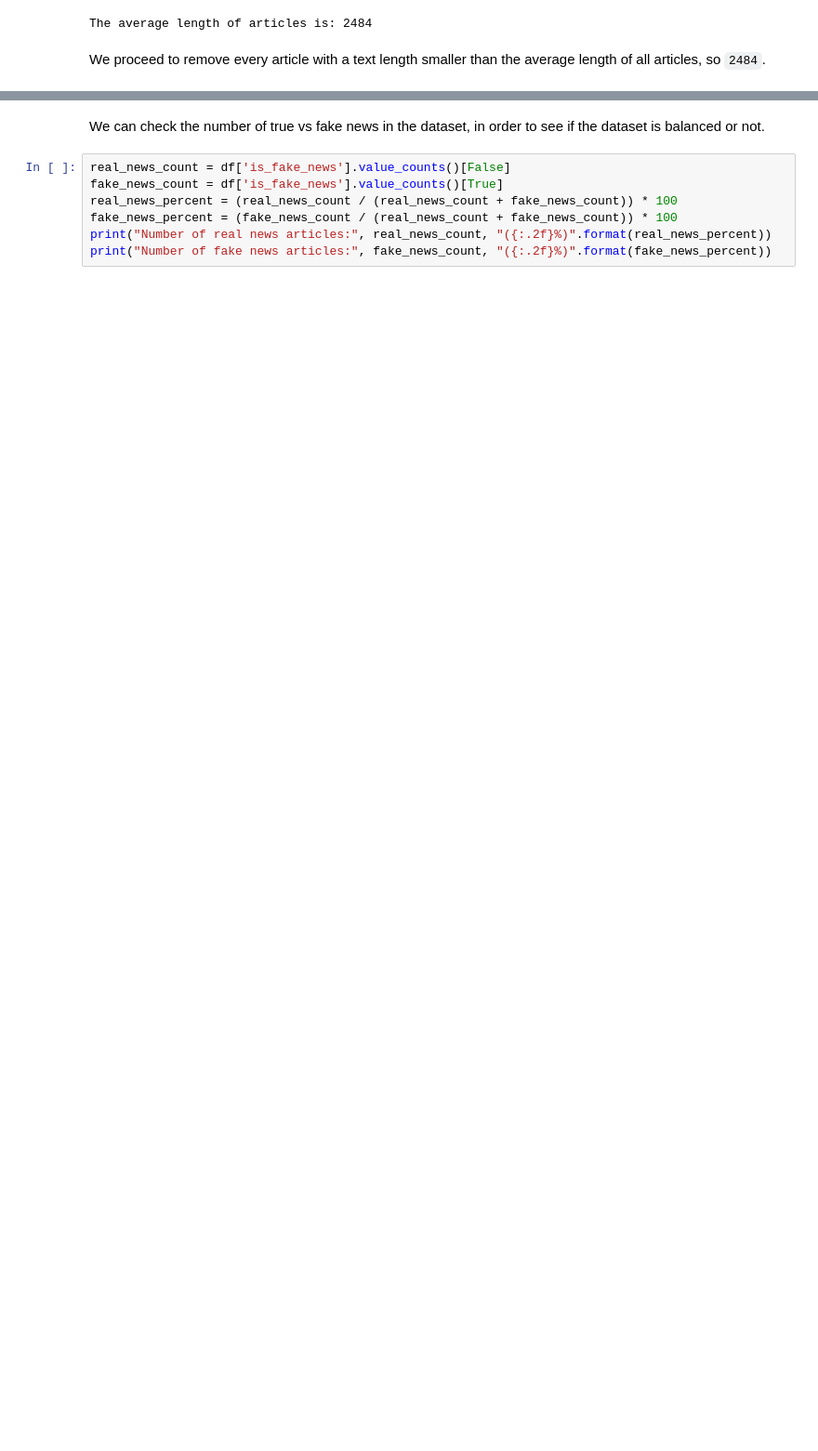
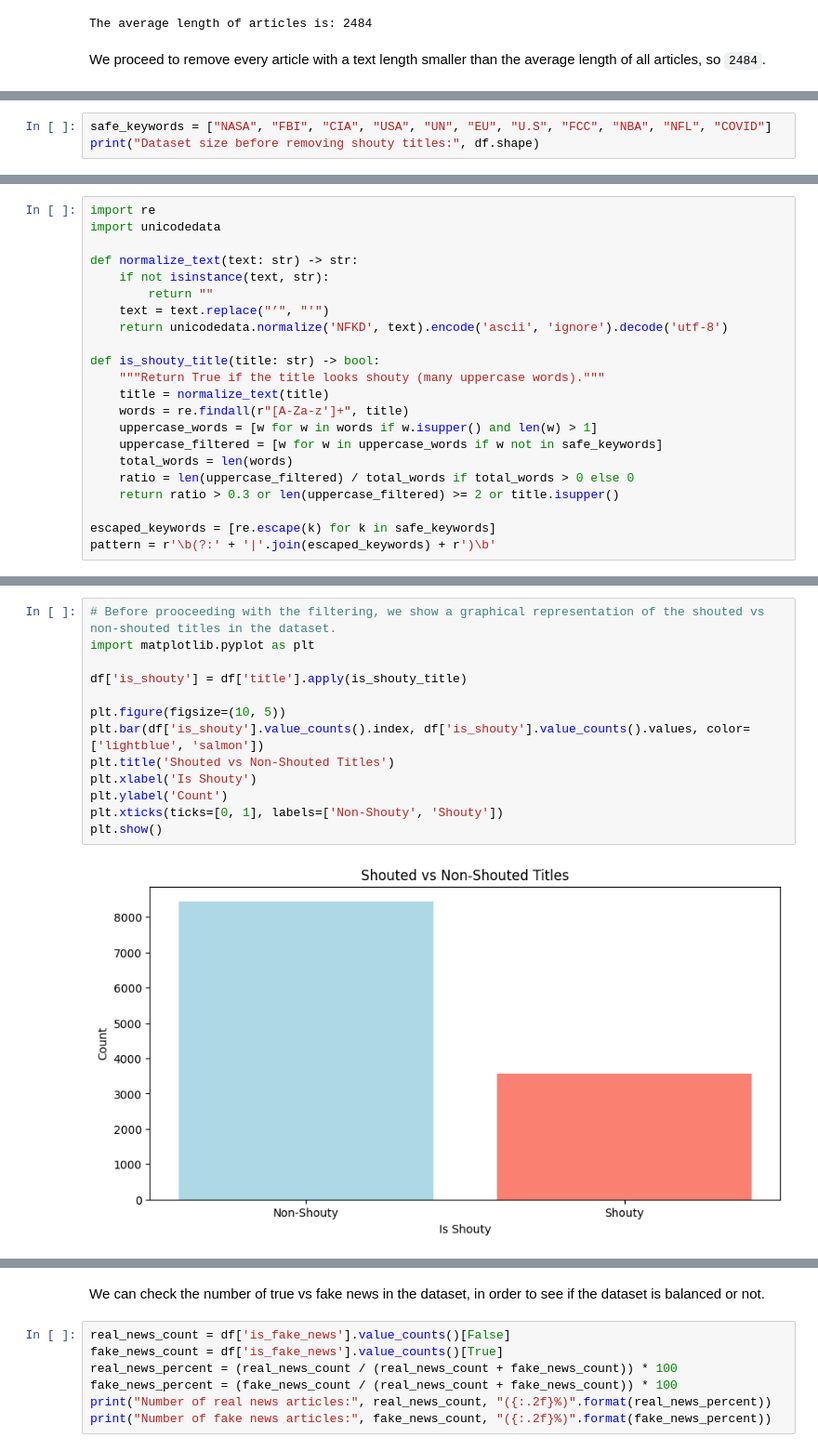
Before and after one commit to zFishStick/Cyclic-LLM-Checker, a Jupyter notebook: notebooks/dataset_1.ipynb, the cells around one changed output, grey strips where cells are left out. Shown: that part at 93% size. Cells and saved outputs as stored; diff of their text form; blank space fills up the shorter version.

```diff
--- a/notebooks/dataset_1.ipynb
+++ b/notebooks/dataset_1.ipynb
@@ -153,0 +195,3 @@ Size after removing short articles: (12001, 6)
+# %%
+safe_keywords = ["NASA", "FBI", "CIA", "USA", "UN", "EU", "U.S", "FCC", "NBA", "NFL", "COVID"]
+print("Dataset size before removing shouty titles:", df.shape)
@@ -153,0 +202,22 @@ Size after removing short articles: (12001, 6)
+# %%
+import re
+import unicodedata
+
+def normalize_text(text: str) -> str:
+    if not isinstance(text, str):
+        return ""
+    text = text.replace("’", "'")
+    return unicodedata.normalize('NFKD', text).encode('ascii', 'ignore').decode('utf-8')
+
+def is_shouty_title(title: str) -> bool:
+    """Return True if the title looks shouty (many uppercase words)."""
+    title = normalize_text(title)
+    words = re.findall(r"[A-Za-z']+", title)
+    uppercase_words = [w for w in words if w.isupper() and len(w) > 1]
+    uppercase_filtered = [w for w in uppercase_words if w not in safe_keywords]
+    total_words = len(words)
+    ratio = len(uppercase_filtered) / total_words if total_words > 0 else 0
+    return ratio > 0.3 or len(uppercase_filtered) >= 2 or title.isupper()
+
+escaped_keywords = [re.escape(k) for k in safe_keywords]
+pattern = r'\b(?:' + '|'.join(escaped_keywords) + r')\b'
@@ -153,0 +226,15 @@ Size after removing short articles: (12001, 6)
+# %%
+# Before prooceeding with the filtering, we show a graphical representation of the shouted vs non-shouted titles in the dataset.
+import matplotlib.pyplot as plt
+
+df['is_shouty'] = df['title'].apply(is_shouty_title)
+
+plt.figure(figsize=(10, 5))
+plt.bar(df['is_shouty'].value_counts().index, df['is_shouty'].value_counts().values, color=['lightblue', 'salmon'])
+plt.title('Shouted vs Non-Shouted Titles')
+plt.xlabel('Is Shouty')
+plt.ylabel('Count')
+plt.xticks(ticks=[0, 1], labels=['Non-Shouty', 'Shouty'])
+plt.show()
+# %% [output]
+[figure, added]
```
Also changed, not shown: parts of 36 cells of this notebook, 10 other files.
